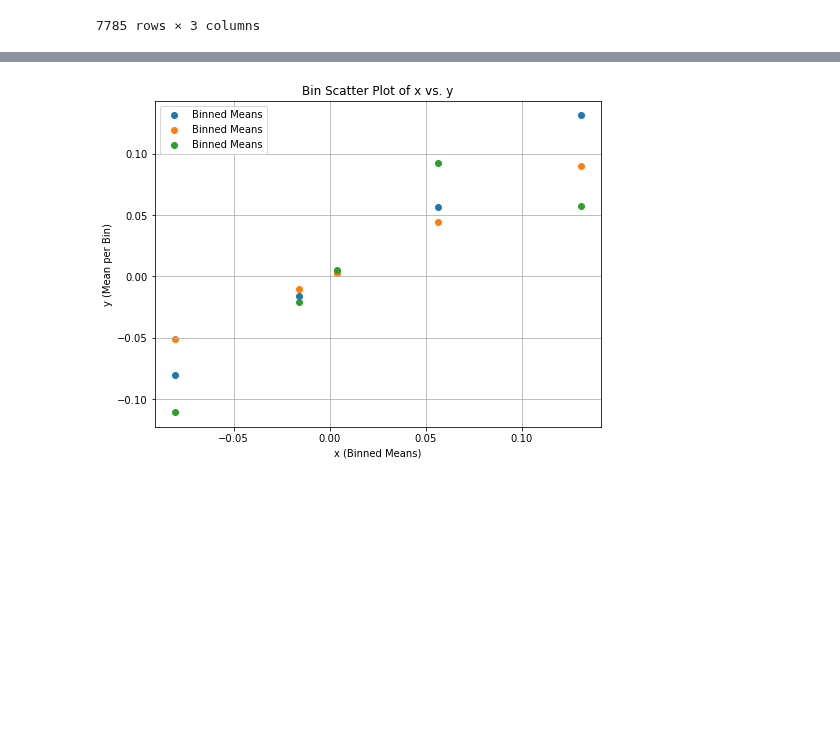
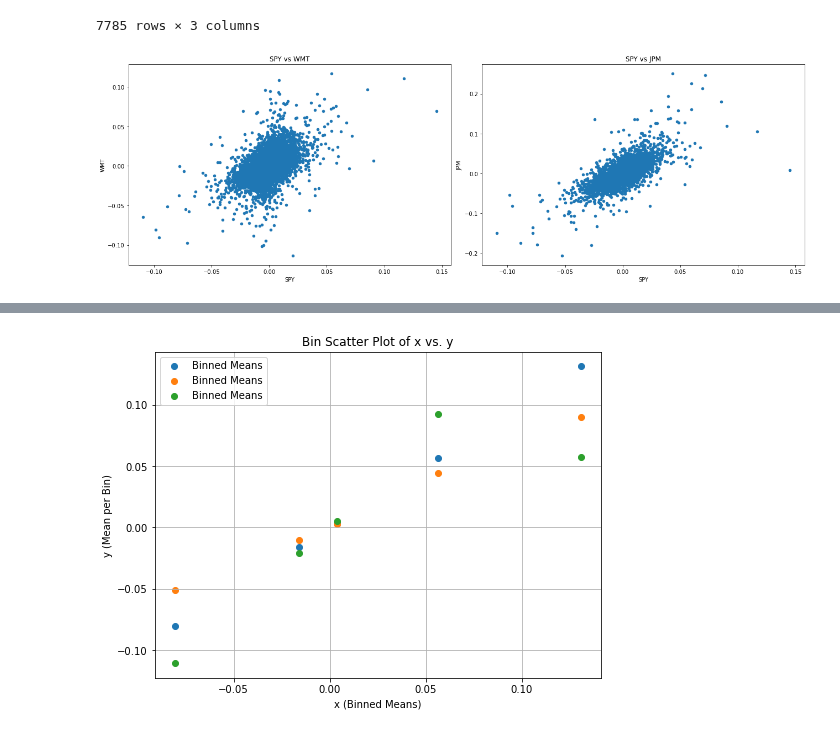
Before and after one commit to jdp9675/UG54, a Jupyter notebook: chapters/Finance/Returns_working.ipynb, the cells around one changed output, grey strips where cells are left out. Saved outputs shown, nothing was run; the diff lists cells and outputs as text; code cells hidden in the pictures; blank space fills up the shorter version.

```diff
--- a/chapters/Finance/Returns_working.ipynb
+++ b/chapters/Finance/Returns_working.ipynb
@@ -338,4 +338,30 @@ df
 | 2023-12-28 | 0.000378 | -0.001964 | 0.005313 |
 | 2023-12-29 | -0.002895 | 0.000508 | -0.001174 |
 7785 rows × 3 columns
+# %%
+fig, axes = plt.subplots(1, 2, figsize=(18,6))
+import statsmodels.api as sm
+
+def add_regression_line(ax, x, y):
+    X = sm.add_constant(df[x])
+    model = sm.OLS(df[y], X).fit()
+    intercept, beta = model.params
+    # ax.plot(df[x], intercept + beta * df[x], color='red')
+    # ax.text(0.05, 0.95, f'Beta: {beta:.2f}', transform=ax.transAxes, fontsize=12, verticalalignment='top')
+
+# Add regression lines and beta coefficients
+add_regression_line(axes[0], 'SPY', 'WMT')
+
+add_regression_line(axes[1], 'SPY', 'JPM')
+# Function to add regression line and beta coefficient
+
+df.plot.scatter(x='SPY', y='WMT', ax=axes[0], title='SPY vs WMT')
+
+# Scatter plot for SPY vs CSCO
+df.plot.scatter(x='SPY', y='JPM', ax=axes[1], title='SPY vs JPM')
+
+plt.tight_layout()
+plt.show()
+# %% [output]
+[figure, added]
 # %%
```
Also changed, not shown: parts of 3 cells of this notebook.
